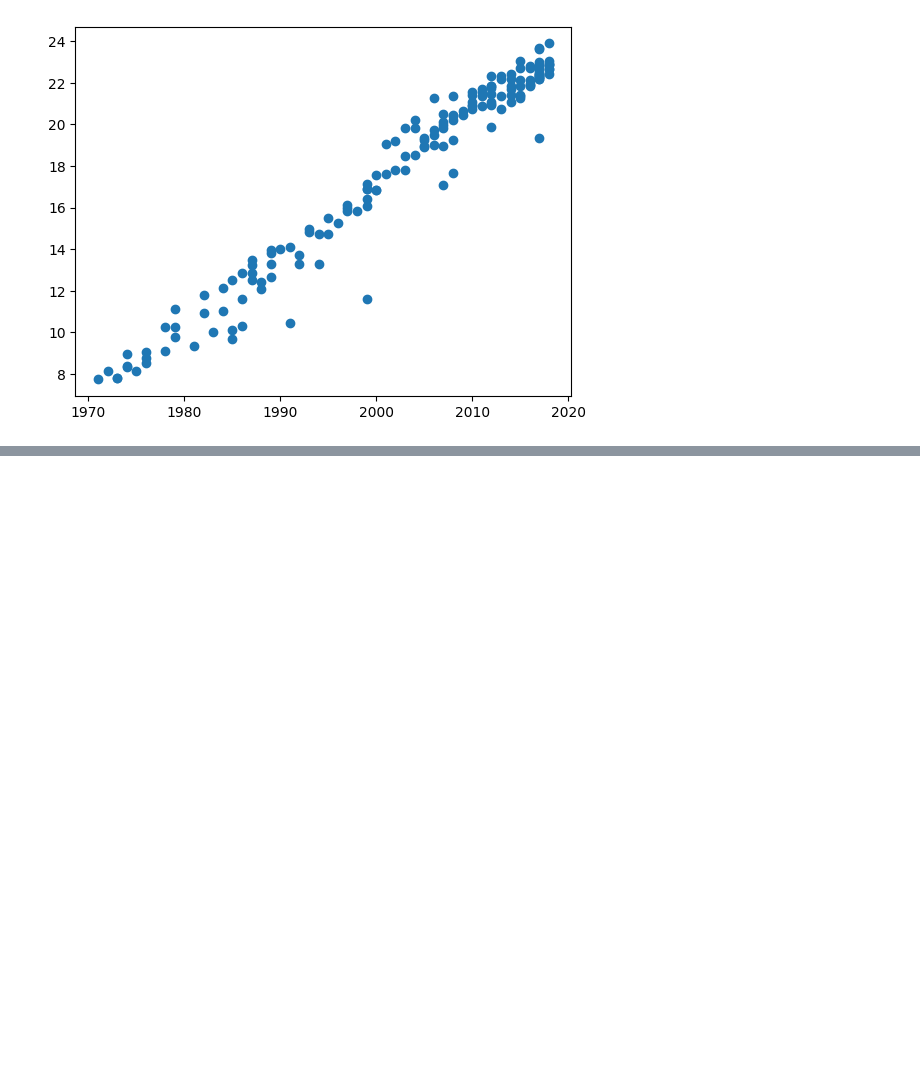
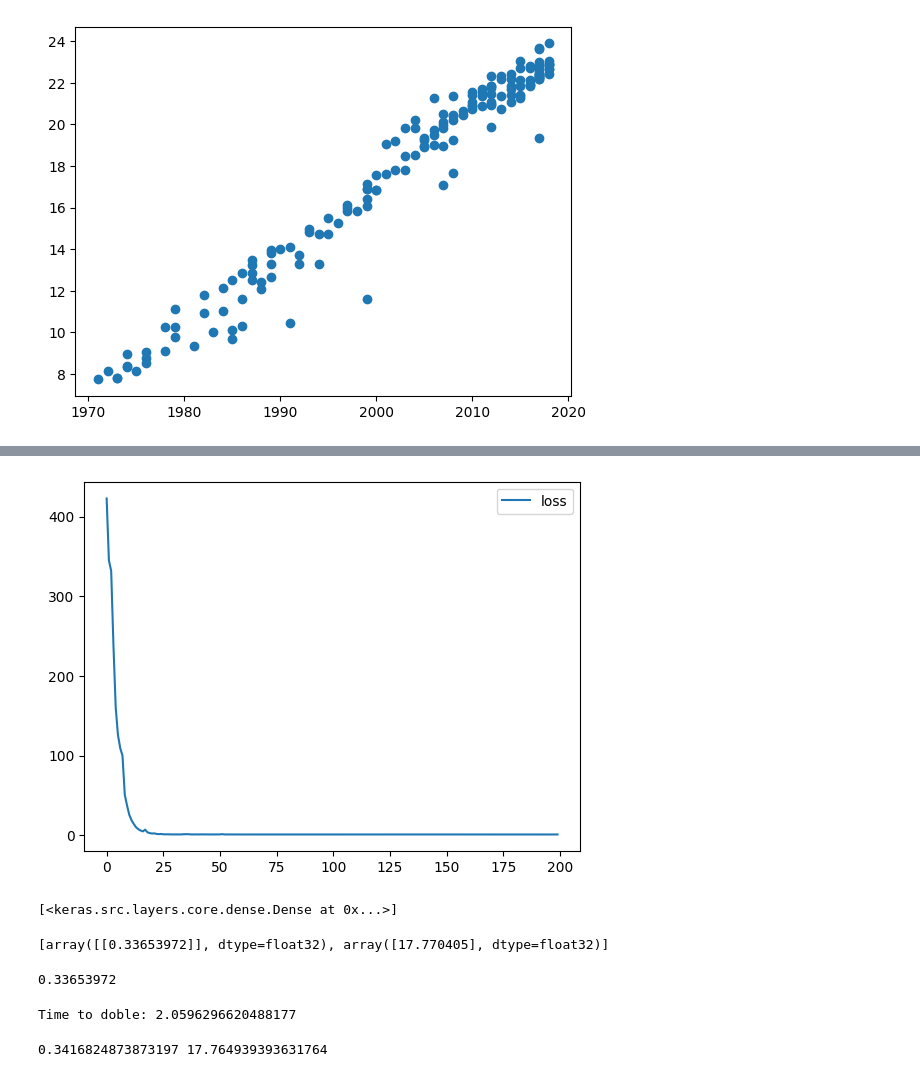
Before and after one commit to VasylDvorakDS/Moor_prediction_with_linear_regration, a Jupyter notebook: Moor_prediction_with_linear_regration_.ipynb, the cells around one changed output, grey strips where cells are left out. Cells and saved outputs as stored; diff of their text form; code cells hidden in the pictures; blank space fills up the shorter version.

```diff
--- a/Moor_prediction_with_linear_regration_.ipynb
+++ b/Moor_prediction_with_linear_regration_.ipynb
@@ -35,7 +35,7 @@ moore.csv           100%[===================>]   2.25K  --.-KB/s    in 0s
 1976,5000
 1976,8500
 # %%
-data=pd.read_csv('moore.csv', header=None).to_numpy()
+data=pd.read_csv('moore.csv', header=None).values
 # %%
 data
 # %% [output]
@@ -81,3 +81,12 @@ model.compile(
     optimizer=tf.keras.optimizers.SGD(0.001, 0.9),
     loss='mse'
 )
+# %%
+def schedule(epoch, lr):
+  if epoch >=50:
+    return 0.0001
+  return 0.001
+
+scheduler= tf.keras.callbacks.LearningRateScheduler(schedule)
+# %%
+r= model.fit(X, Y, epochs=200, callbacks=[scheduler])
@@ -83,0 +111,33 @@ model.compile(
+# %%
+plt.plot(r.history['loss'], label='loss')
+plt.legend();
+# %% [output]
+[figure, added]
+# %%
+model.layers
+# %% [output]
+[<keras.src.layers.core.dense.Dense at 0x...>]
+# %%
+model.layers[0].get_weights()
+# %% [output]
+[array([[0.33653972]], dtype=float32), array([17.770405], dtype=float32)]
+# %%
+a=model.layers[0].get_weights()[0][0,0]
+a
+# %% [output]
+0.33653972
+# %%
+print('Time to doble:', np.log(2)/a)
+# %% [output]
+Time to doble: 2.0596296620488177
+# %%
+
+
+# If you know the analytical solution
+X = X.flatten()
+denominator = X.dot(X) - X.mean() * X.sum()
+a = ( X.dot(Y) - X.mean()*X.sum() ) / denominator
+b = ( Y.mean() * X.dot(X) - X.mean() * X.dot(Y) ) / denominator
+print(a, b)
+# %% [output]
+0.3416824873873197 17.764939393631764
```
Also changed, not shown: parts of 3 cells of this notebook.
